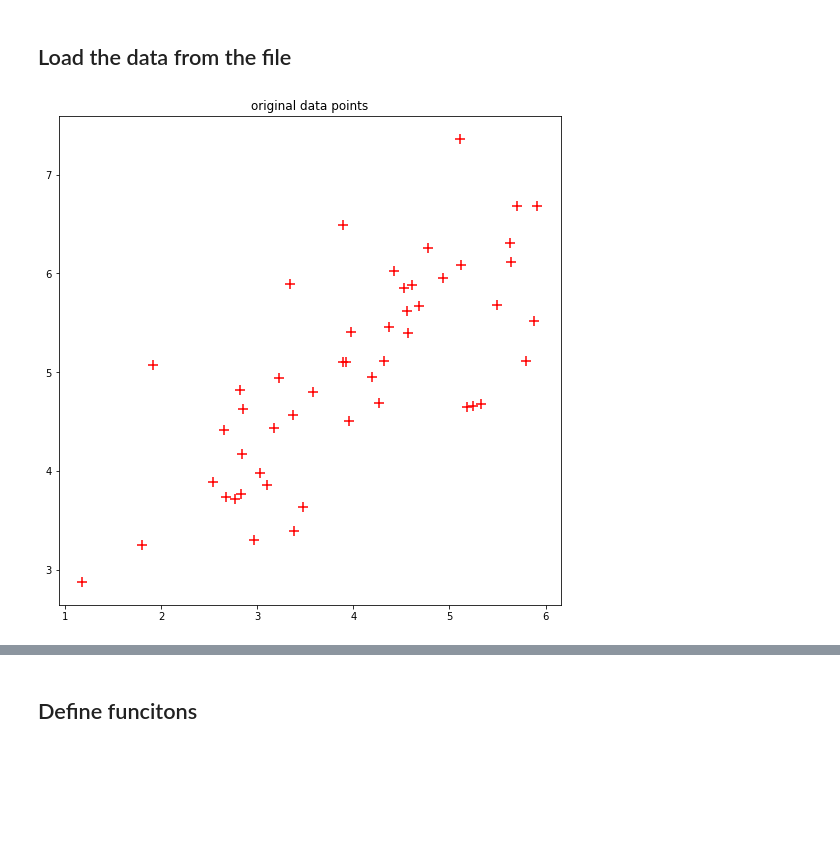
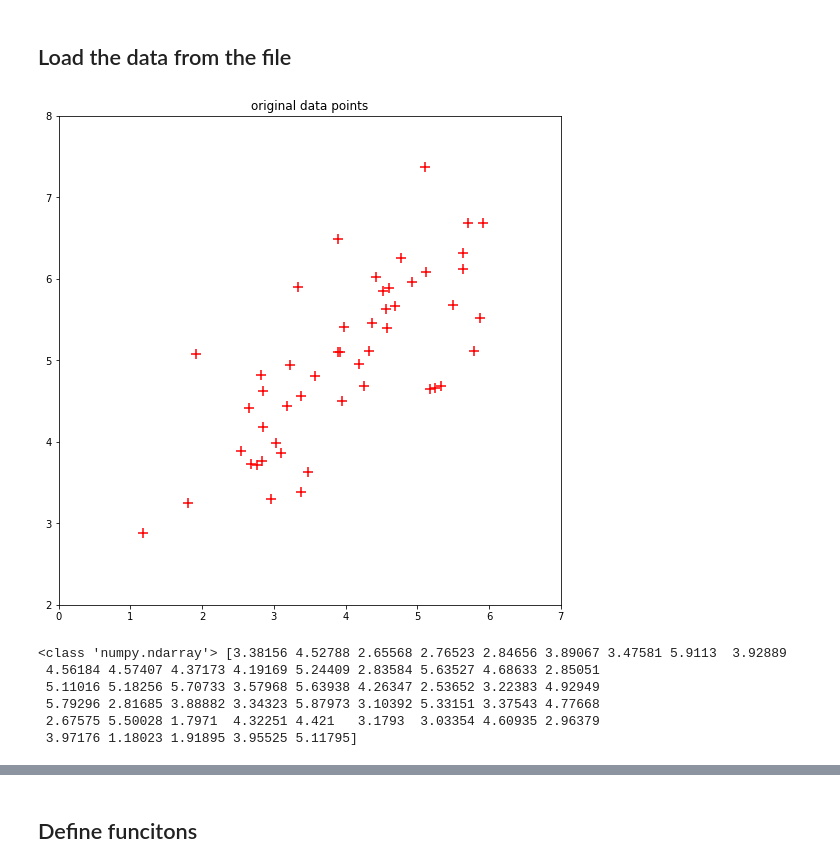
Before and after one commit to kiissy/machine-learning, a Jupyter notebook: Assignment8/assignment-08.ipynb, the cells around one changed output, grey strips where cells are left out. Saved outputs shown, nothing was run; the diff lists cells and outputs as text; code cells hidden in the pictures; blank space fills up the shorter version.

```diff
--- a/Assignment8/assignment-08.ipynb
+++ b/Assignment8/assignment-08.ipynb
@@ -10,12 +10,21 @@ import tensorflow as tf
 # %%
 data = np.loadtxt('data-pca.txt', delimiter=',')
 
 x = data[:,0]
 y = data[:,1]
 
 plt.figure(1,figsize=(9,9))
 plt.scatter(x, y, s=100, c='r', marker='+', label='data')
+plt.xlim(0, 7)
+plt.ylim(2, 8)
 plt.title('original data points')
 plt.show()
+print(type(x), x)
 # %% [output]
-[figure, old version]
+[figure, new version]
+<class 'numpy.ndarray'> [3.38156 4.52788 2.65568 2.76523 2.84656 3.89067 3.47581 5.9113  3.92889
+ 4.56184 4.57407 4.37173 4.19169 5.24409 2.83584 5.63527 4.68633 2.85051
+ 5.11016 5.18256 5.70733 3.57968 5.63938 4.26347 2.53652 3.22383 4.92949
+ 5.79296 2.81685 3.88882 3.34323 5.87973 3.10392 5.33151 3.37543 4.77668
+ 2.67575 5.50028 1.7971  4.32251 4.421   3.1793  3.03354 4.60935 2.96379
+ 3.97176 1.18023 1.91895 3.95525 5.11795]
```
Also changed, not shown: parts of 4 cells of this notebook.
